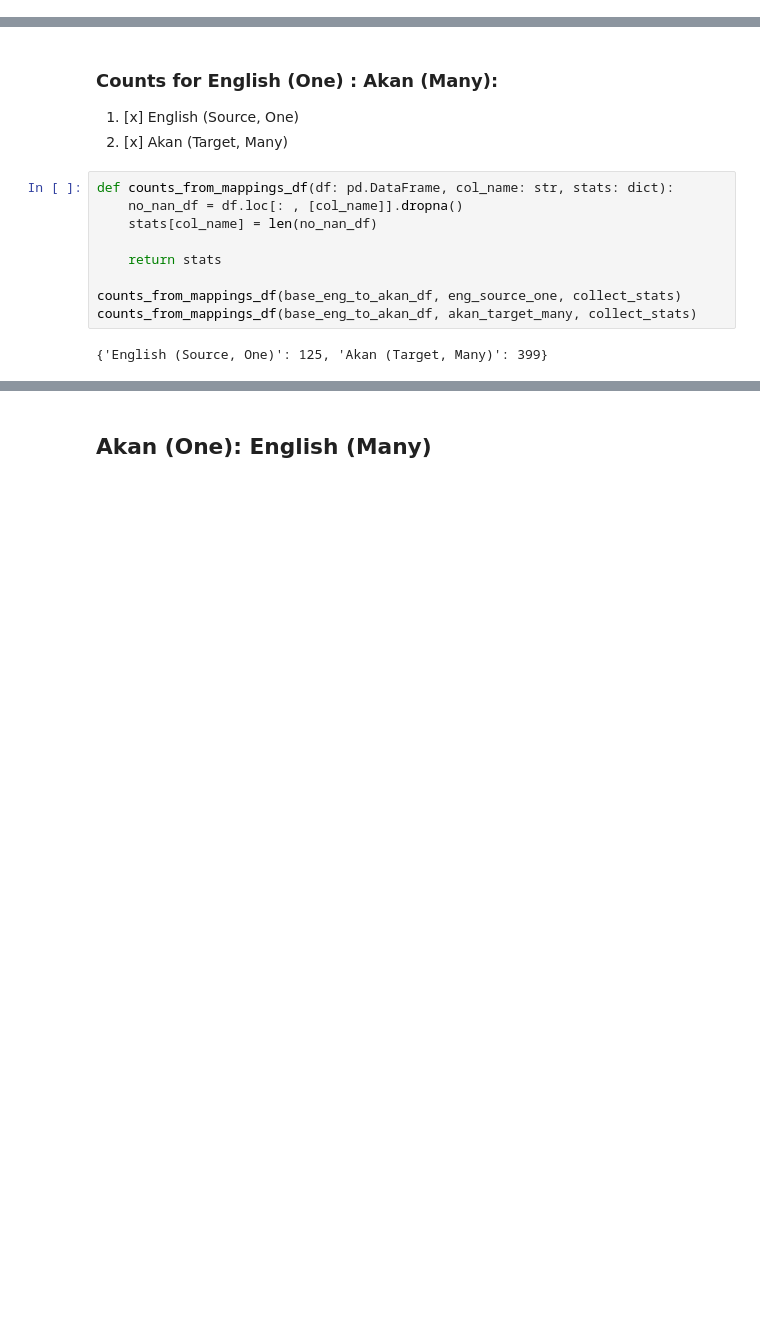
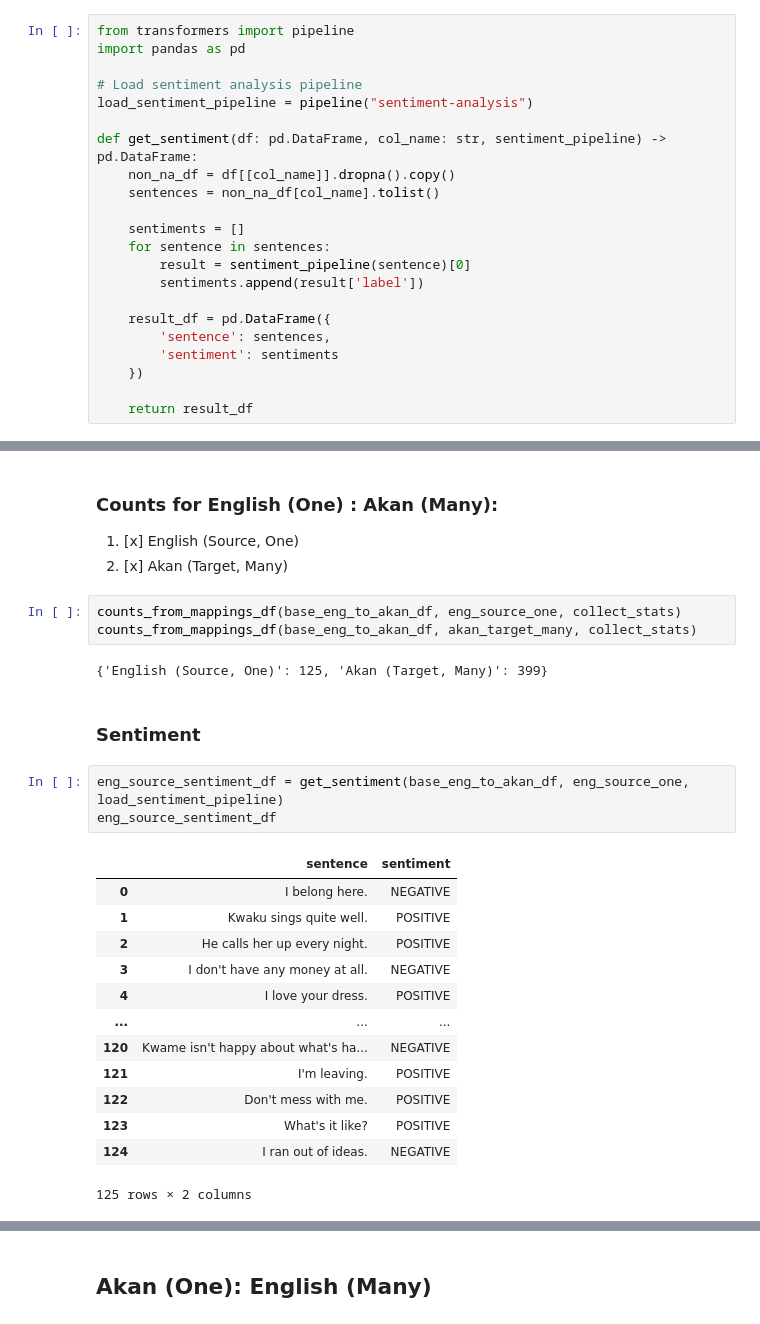
Before and after one commit to Brinkley97/comp-express-mt, a Jupyter notebook: notebook_experiments/dataset_analysis-main.ipynb, the cells around one changed output, grey strips where cells are left out. Drawn from its saved outputs; the diff is of its cells as text; blank space fills up the shorter version.

Commit message:
feat: getting sentiment real data

```diff
--- a/notebook_experiments/counts_dataset_mappings.ipynb
+++ b/notebook_experiments/dataset_analysis-main.ipynb
@@ -84,0 +96,22 @@ See the caveats in the documentation: https://pandas.pydata.org/pandas-docs/stab
+# %%
+from transformers import pipeline
+import pandas as pd
+
+# Load sentiment analysis pipeline
+load_sentiment_pipeline = pipeline("sentiment-analysis")
+
+def get_sentiment(df: pd.DataFrame, col_name: str, sentiment_pipeline) -> pd.DataFrame:
+    non_na_df = df[[col_name]].dropna().copy()
+    sentences = non_na_df[col_name].tolist()
+
+    sentiments = []
+    for sentence in sentences:
+        result = sentiment_pipeline(sentence)[0]
+        sentiments.append(result['label'])
+
+    result_df = pd.DataFrame({
+        'sentence': sentences,
+        'sentiment': sentiments
+    })
+
+    return result_df
@@ -88,13 +125,26 @@ See the caveats in the documentation: https://pandas.pydata.org/pandas-docs/stab
 1. [x] English (Source, One)
 2. [x] Akan (Target, Many)
 # %%
-def counts_from_mappings_df(df: pd.DataFrame, col_name: str, stats: dict):
-    no_nan_df = df.loc[: , [col_name]].dropna()
-    stats[col_name] = len(no_nan_df)
-
-    return stats
-
 counts_from_mappings_df(base_eng_to_akan_df, eng_source_one, collect_stats)
 counts_from_mappings_df(base_eng_to_akan_df, akan_target_many, collect_stats)
 # %% [output]
 {'English (Source, One)': 125, 'Akan (Target, Many)': 399}
+# %% [markdown]
+### Sentiment
+# %%
+eng_source_sentiment_df = get_sentiment(base_eng_to_akan_df, eng_source_one, load_sentiment_pipeline)
+eng_source_sentiment_df
+# %% [output]
+|  | sentence | sentiment |
+| 0 | I belong here. | NEGATIVE |
+| 1 | Kwaku sings quite well. | POSITIVE |
+| 2 | He calls her up every night. | POSITIVE |
+| 3 | I don't have any money at all. | NEGATIVE |
+| 4 | I love your dress. | POSITIVE |
+| ... | ... | ... |
+| 120 | Kwame isn't happy about what's ha... | NEGATIVE |
+| 121 | I'm leaving. | POSITIVE |
+| 122 | Don't mess with me. | POSITIVE |
+| 123 | What's it like? | POSITIVE |
+| 124 | I ran out of ideas. | NEGATIVE |
+125 rows × 2 columns
```
Also changed, not shown: parts of 7 cells of this notebook, 1 other file.
